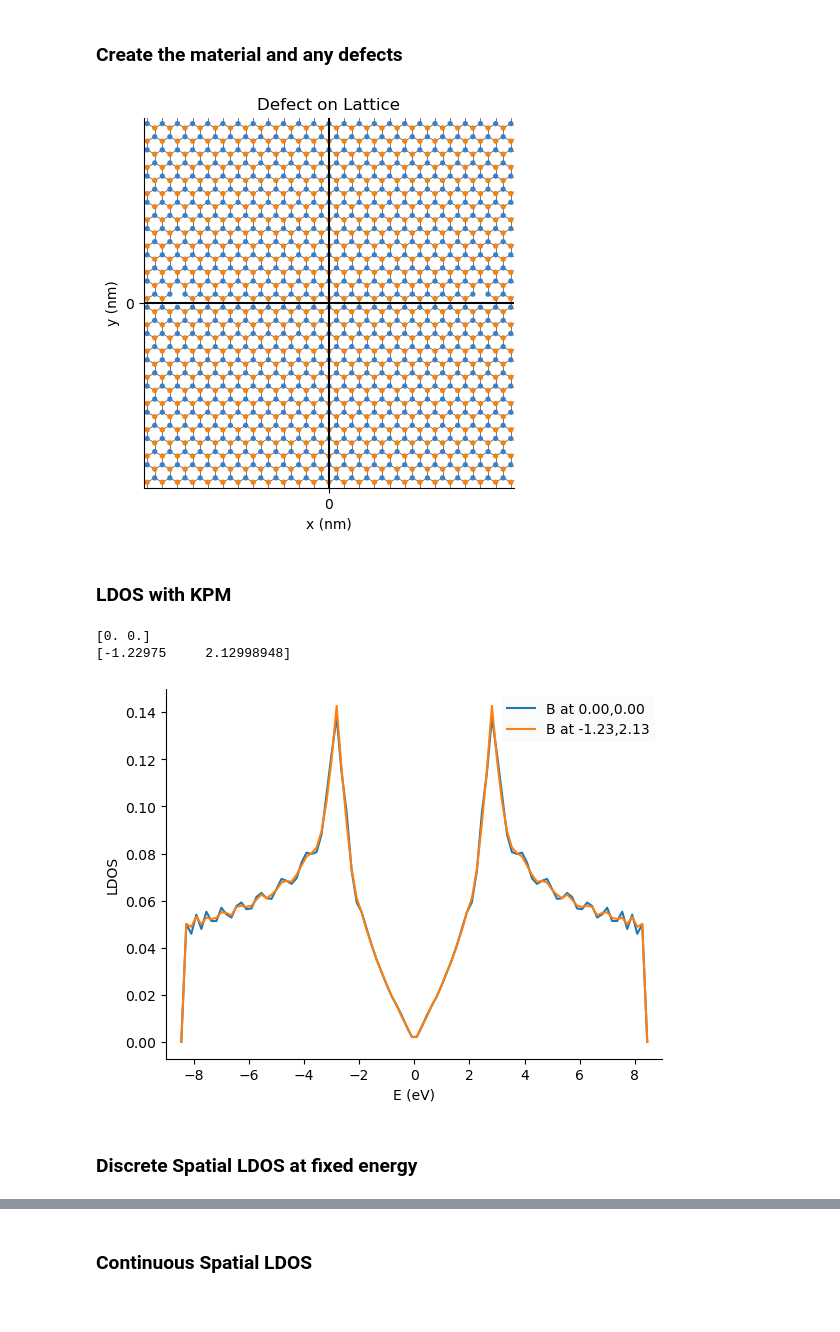
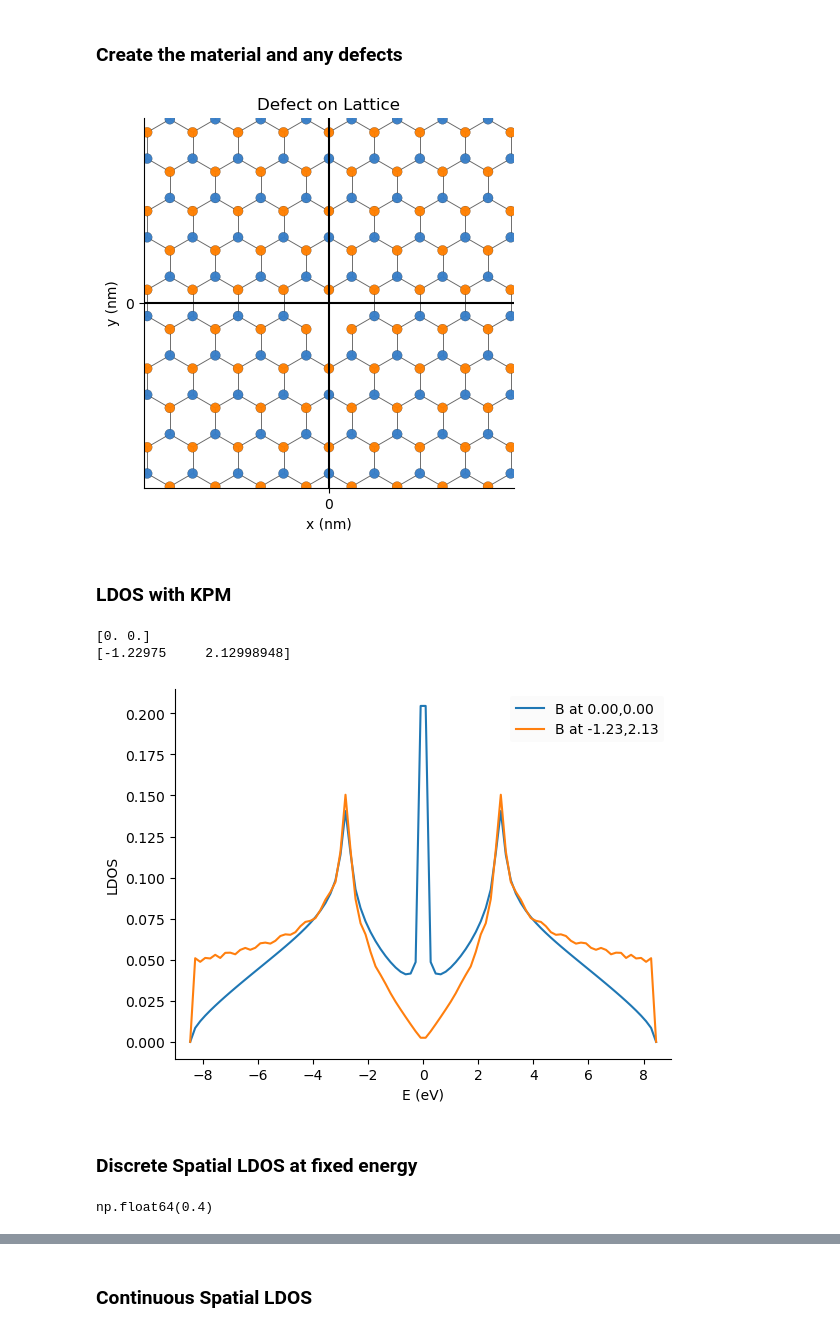
Before and after one commit to HollenLab/QPI-Scattering, a Jupyter notebook: TBCalcs/tbinding_ldos_vacancy_two.ipynb, the cells around one changed output, grey strips where cells are left out. Cells and saved outputs as stored; diff of their text form; code cells hidden in the pictures.

```diff
--- a/TBCalcs/tbinding_ldos_vacancy_two.ipynb
+++ b/TBCalcs/tbinding_ldos_vacancy_two.ipynb
@@ -49,25 +50,31 @@ n = 17
 ##                 vacancy(position=[0, (2 * n) * at/2], radius=0.1),
 ##                 vacancy(position=[0, (2 * n) * -at/2], radius=0.1))
 
+## For two defects horizontal
+##model = pb.Model(graphene.monolayer(),
+##                 pb.rectangle(50, 50),
+##                 vacancy(position=[(2 * n) * at/2, at/2], radius=0.09),
+##                 vacancy(position=[(2 * n) * -at/2, at/2], radius=0.09))
+
+## One defect center sublattice A (blue)
 model = pb.Model(graphene.monolayer(),
                  pb.rectangle(50, 50),
-                 vacancy(position=[(2 * n) * at/2, at/2], radius=0.09),
-                 vacancy(position=[(2 * n) * -at/2, at/2], radius=0.09))
+                 vacancy(position=[0, -at/2], radius=0.09))
 # %%
 # Plotting energy ontop of lattice
 #model.onsite_map.plot_contourf()
 #pb.pltutils.colorbar(label="U (eV)")
 model.plot()
-plt.xlim(-3, 3)
-plt.ylim(-3, 3)
+plt.xlim(-1, 1)
+plt.ylim(-1, 1)
 plt.axhline(0, color='black')
 plt.axvline(0, color='black')
 #plt.plot(2 * h, at/2, marker='x', color='red')
 plt.title("Defect on Lattice")
 
 plt.savefig("output/defect_on_lattice.png")
 # %% [output]
-[figure, old version]
+[figure, new version]
 # %% [markdown]
 ### LDOS with KPM
 # %%
@@ -88,4 +95,4 @@ plt.savefig("output/energy_ldos.png")
 # %% [output]
 [0. 0.]
 [-1.22975     2.12998948]
-[figure, old version]
+[figure, new version]
@@ -92,4 +101,8 @@ plt.savefig("output/energy_ldos.png")
 # %% [markdown]
 ### Discrete Spatial LDOS at fixed energy
+# %%
+testarr[0]
+# %% [output]
+np.float64(0.4)
 # %%
 size = 20 # half of lateral size
```
Also changed, not shown: parts of 9 cells of this notebook, 19 other files.
